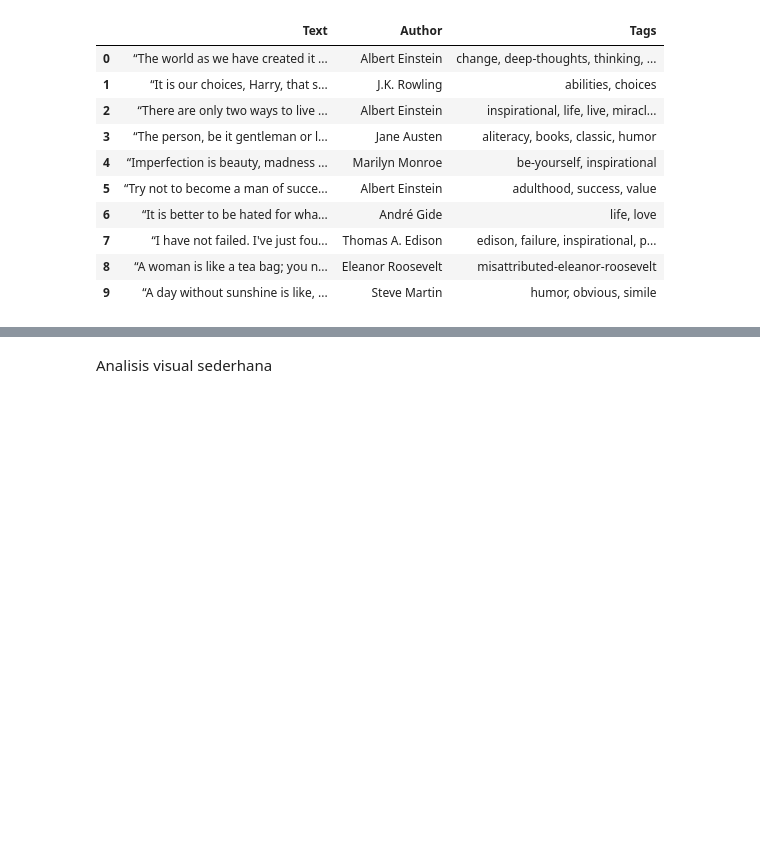
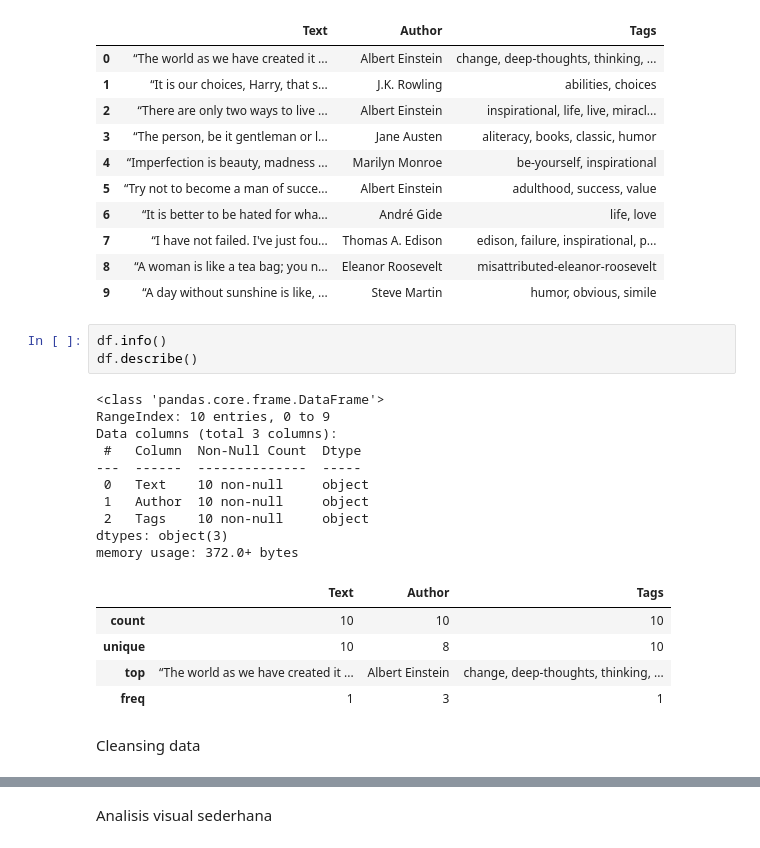
Before and after one commit to SiEggo/scraping, a Jupyter notebook: basic_scraping.ipynb, the cells around one changed output, grey strips where cells are left out. Cells and saved outputs as stored; diff of their text form; blank space fills up the shorter version.

```diff
--- a/basic_scraping.ipynb
+++ b/basic_scraping.ipynb
@@ -70,3 +71,24 @@ df
 | 7 | “I have not failed. I've just fou... | Thomas A. Edison | edison, failure, inspirational, p... |
 | 8 | “A woman is like a tea bag; you n... | Eleanor Roosevelt | misattributed-eleanor-roosevelt |
 | 9 | “A day without sunshine is like, ... | Steve Martin | humor, obvious, simile |
+# %%
+df.info()
+df.describe()
+# %% [output]
+<class 'pandas.core.frame.DataFrame'>
+RangeIndex: 10 entries, 0 to 9
+Data columns (total 3 columns):
+ #   Column  Non-Null Count  Dtype
+---  ------  --------------  -----
+ 0   Text    10 non-null     object
+ 1   Author  10 non-null     object
+ 2   Tags    10 non-null     object
+dtypes: object(3)
+memory usage: 372.0+ bytes
+|  | Text | Author | Tags |
+| count | 10 | 10 | 10 |
+| unique | 10 | 8 | 10 |
+| top | “The world as we have created it ... | Albert Einstein | change, deep-thoughts, thinking, ... |
+| freq | 1 | 3 | 1 |
+# %% [markdown]
+Cleansing data
```
Also changed, not shown: parts of 10 cells of this notebook.
